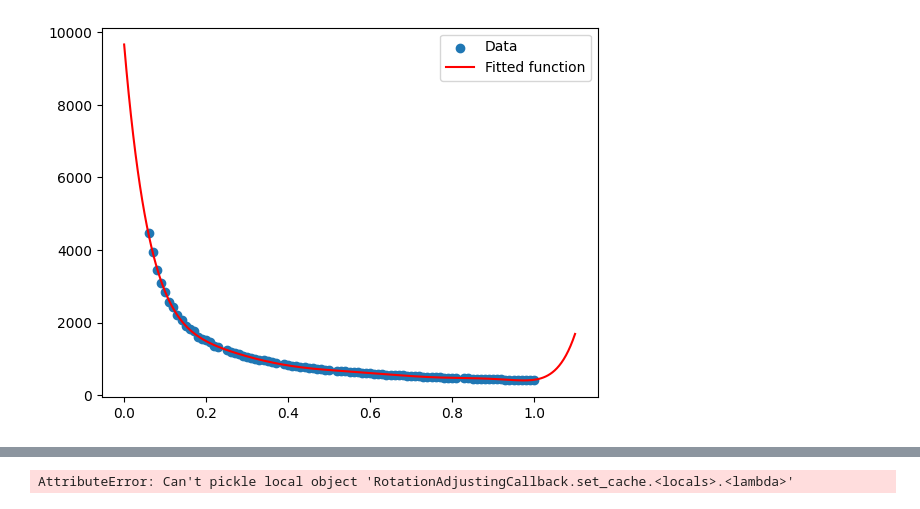
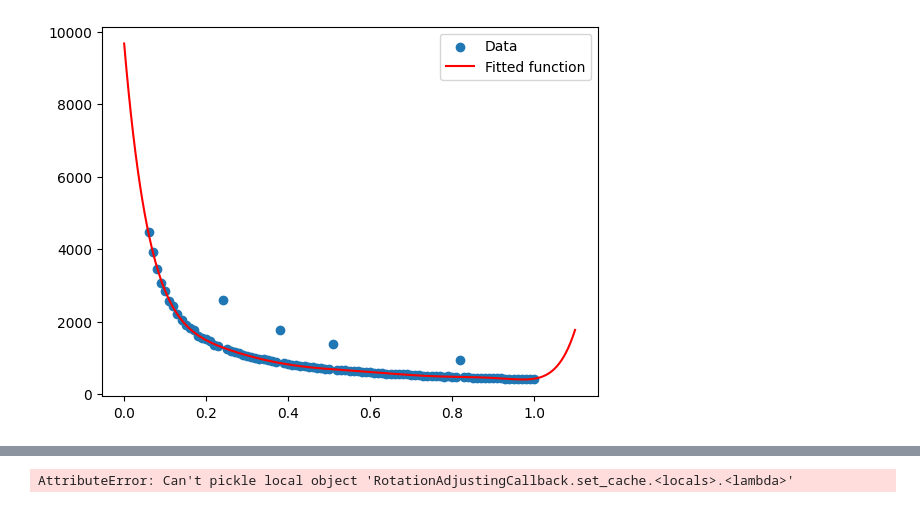
Before and after one commit to 1101AlexZab1011/SpatialMemory, a Jupyter notebook: dev/hd_pseudoattr_fit_speed_function.ipynb, the cells around one changed output, grey strips where cells are left out. Drawn from its saved outputs; the diff is of its cells as text; code cells hidden in the pictures.

Commit message:
polynominal fitting

```diff
--- a/dev/hd_pseudoattr_fit_speed_function.ipynb
+++ b/dev/hd_pseudoattr_fit_speed_function.ipynb
@@ -594,6 +537,23 @@ def find_outliers(
     return outliers
 
 
+def find_repeating_indices(arr: np.ndarray, threshold: int) -> list[list[int]]:
+    # Check if the input is a 1D numpy array
+    if arr.ndim != 1:
+        raise ValueError("Input must be a 1D numpy array")
+
+    # Find unique elements and their counts
+    unique_elements, counts = np.unique(arr, return_counts=True)
+
+    # Filter elements that appear more than the threshold
+    repeating_elements = unique_elements[counts > threshold]
+
+    # Find indices of repeating elements that meet the threshold
+    indices_of_repeating = [np.where(np.isclose(arr, element))[0].tolist() for element in repeating_elements if len(np.where(arr == element)[0]) > threshold]
+
+    return indices_of_repeating
+
+
 def remove_indices(arr: np.ndarray, indices: list[int]) -> np.ndarray:
     """
     Removes elements from an array at the specified indices.
@@ -623,9 +583,13 @@ for key in rotation_log:
 
 times, phis = np.array(times), np.array(phis)
 # %%
+from bbtoolkit.utils.datautils import Copyable, WritablePickle
 from typing import Literal
+import numpy as np
+import matplotlib.pyplot as plt
+from scipy.optimize import curve_fit
 
-class PolyApproximation:
+class PolyApproximation(WritablePickle, Copyable):
     """
     A class for polynomial approximation of data, with outlier removal and data rescaling capabilities.
 
@@ -655,6 +619,7 @@ class PolyApproximation:
             **kwargs: Additional keyword arguments for the outlier detection function.
         """
         self.func = generate_poly_func(order)
+        kwargs.setdefault('threshold', 2)
         self.find_outliers = partial(find_outliers, **kwargs)
         self.range = None
         self._params = None
@@ -700,11 +665,27 @@ class PolyApproximation:
             x (np.ndarray): The independent variable data.
             y (np.ndarray): The dependent variable data.
         """
+        outliers = [item for sublist in find_repeating_indices(y, threshold=1) for item in sublist]
+        if len(outliers)/len(y) > .5:
+            if len(outliers)/len(y) > .9:
+                raise ValueError('More than 90% of the data is repeating, not suitable for fitting')
+
+            logging.warning('More than 50% of the data is repeating, probably not suitable for fitting')
+
+        if len(outliers):
+            logging.debug(f'Repeating values detected ({len(outliers)}): {outliers}')
+            x = remove_indices(x, outliers)
+            y = remove_indices(y, outliers)
+
         outliers = self.find_outliers(y)
-        x = remove_indices(x, outliers)
-        y = remove_indices(y, outliers)
+        if len(outliers):
+            logging.debug(f'Outliers detected ({len(outliers)}): {outliers}')
+            x = remove_indices(x, outliers)
+            y = remove_indices(y, outliers)
+
         min_y, max_y = np.min(y), np.max(y)
         self.range = (min_y, max_y, max_y - min_y)
+        self.params_range = (np.min(x), np.max(x))
         self.params, self.cov = curve_fit(self.func, x, self.rescale(y))
 
     def rescale(self, y: np.ndarray, direction: Literal['forward', 'backward'] = 'forward') -> np.ndarray:
@@ -738,13 +719,16 @@ class PolyApproximation:
         Returns:
             np.ndarray: The evaluated values of the polynomial function.
         """
+        if np.min(x) < self.params_range[0] or np.max(x) > self.params_range[1]:
+            logging.warning(f'Values are out of fitted range: {self.params_range[0]} - {self.params_range[1]}')
+
         return self.rescale(self.func(x, *self.params), direction='backward')
 
 
 poly_approx = PolyApproximation(order=8, window_size=15, threshold=3., accept_rate=.5)
 poly_approx.fit(phis, times)
 
-plt.scatter(x, Y, label='Data')
+plt.scatter(phis, times, label='Data')
 
 t = np.linspace(1.1, 0, 200)
 plt.plot(t, poly_approx(t), label='Fitted function', color='red')
@@ -755 +742 @@ plt.show()
-[figure, old version]
+[figure, new version]
```
Also changed, not shown: parts of 26 cells of this notebook, 2 other files.
